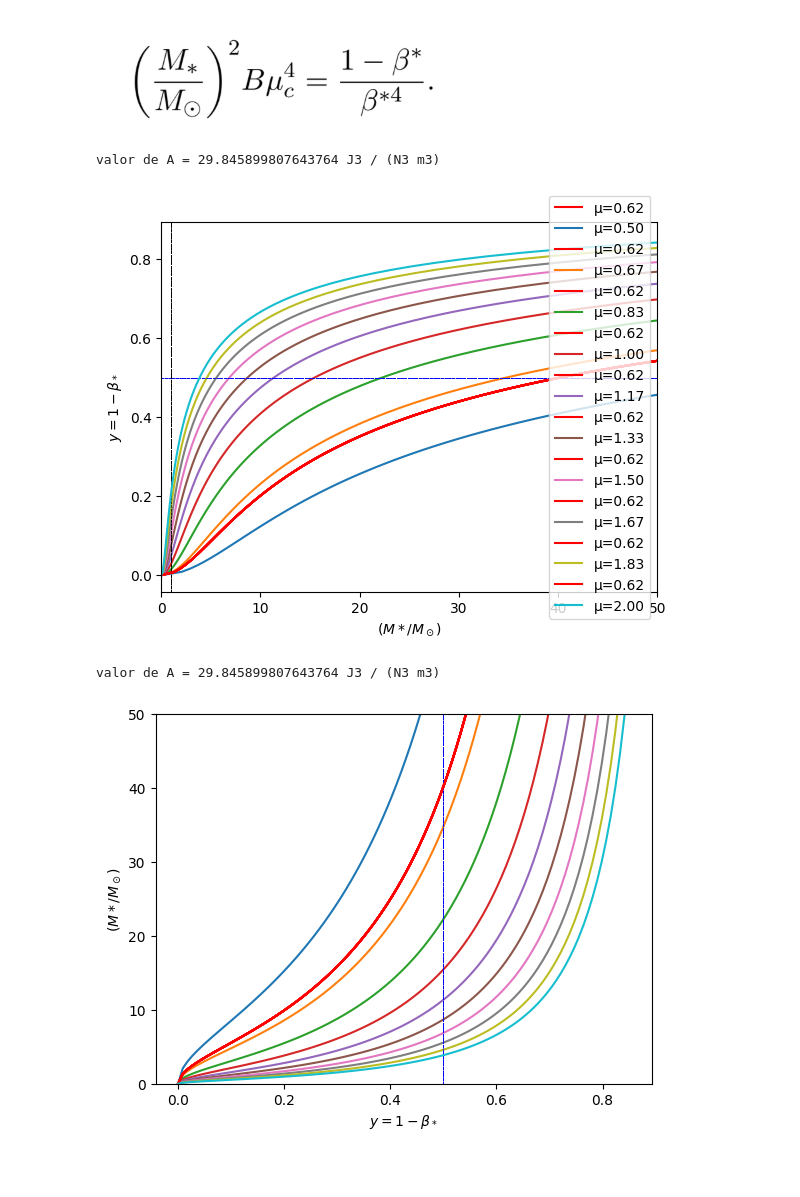
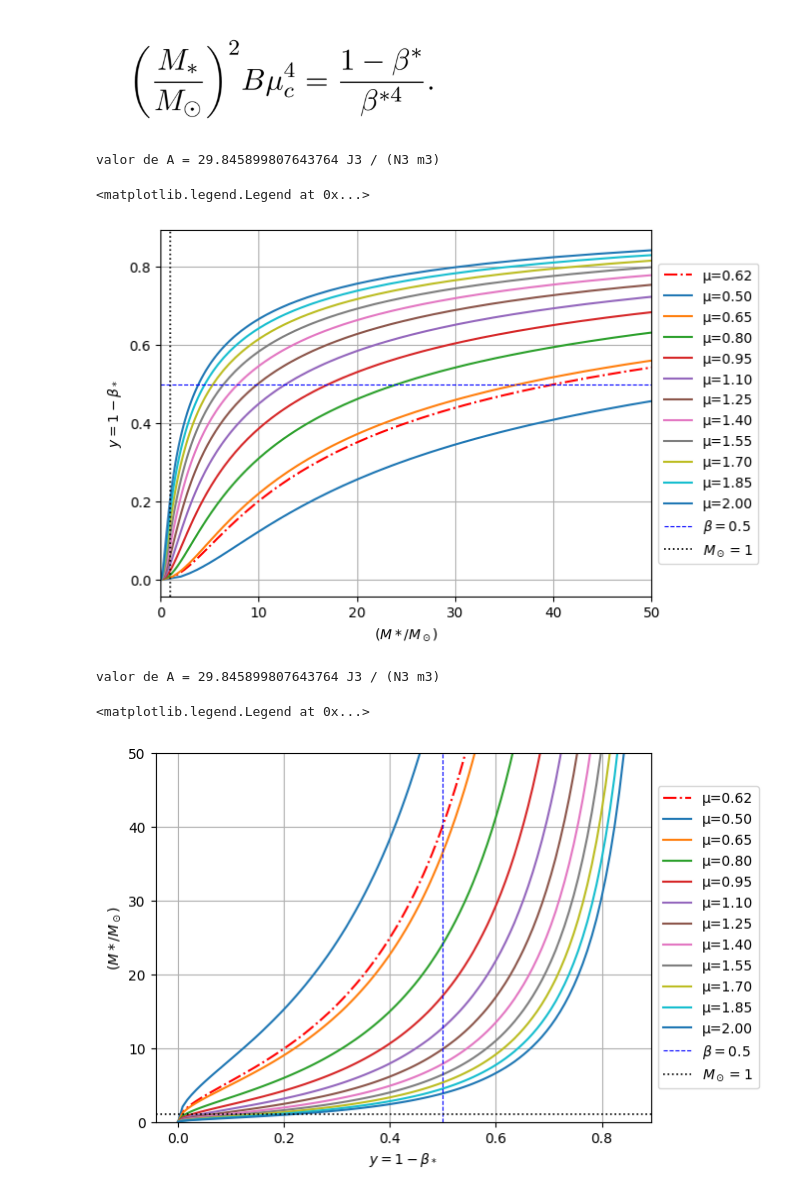
Before and after one commit to eadelgadillom/estructura_estelar, a Jupyter notebook: GT-2.ipynb, the cells around one changed output. Saved outputs shown, nothing was run; the diff lists cells and outputs as text; code cells hidden in the pictures; blank space fills up the shorter version.

Commit message:
Graficas GT2

```diff
--- a/GT-2.ipynb
+++ b/GT-2.ipynb
@@ -3,40 +3,45 @@
 # %%
 import numpy as np
 import matplotlib.pyplot as plt
 from astropy import units as u
 
 
 a = 7.56e-16 * u.J / u.m**3 / u.K**4 # Stefan-Boltzmann constant in W/m^2/K^4
 K_b = 1.380649e-23 * u.J / u.K  # Boltzmann constant in J/K
 G = 6.67430e-11 * u.N * u.m**2/ (u.kg **2)  # Gravitational constant in m^3/(kg*s^2)
 M_sun = 1.989e30 * u.kg  # Mass of the Sun in kg
 m_h = 1.6735575e-27 * u.kg  # Mass of hydrogen
 
 A = 18 * K_b**4 / (np.pi * a * (G**3) * (M_sun**2) * (m_h**4))
 print(f"valor de A = {A}")
 
 def factor_masas(miu, x):
 
     return np.sqrt(A*x/(miu**4*(1-x)**4))
 
+x = np.linspace(0, 0.85, 100)
+
+# Graficar la curva para μ=0.62, la metalicidad solar
+y_2 = factor_masas(0.62, x)
+plt.plot(y_2, x, label="μ=0.62", color="red", linestyle="-.")
+
+# graficar para las demas metalicidades μ
+for miu in np.linspace(0.5, 2, 11):
+    y = factor_masas(miu, x)
+    plt.plot(y, x, label=f"μ={miu:.2f}")
 
 
-for miu in np.linspace(0.5, 2, 10):
-    x = np.linspace(0, 0.85, 100)
-    y = factor_masas(miu, x)
-    y_2 = factor_masas(0.62, x)
-
-    plt.axhline(0.5, color='blue', lw=0.5, linestyle='--')
-    plt.axvline(1, color='black', lw=0.5, linestyle='--')
-    plt.xlabel(r'$( M*/ M_\odot)$')
-    plt.ylabel(r"$y = 1- \beta_*$")
-    plt.xlim(0, 50)
-    plt.plot(y_2, x, label='μ=0.62', color='red')
-    plt.plot(y, x, label=f'μ={miu:.2f}')
-    plt.legend(loc='right')
+plt.axhline(0.5, color="blue", lw=0.8, linestyle="--", label=r"$\beta =0.5$")
+plt.axvline(1, color="black", lw=1.2, linestyle=":", label=r"$M_\odot=1$")
+plt.xlabel(r"$( M*/ M_\odot)$")
+plt.ylabel(r"$y = 1- \beta_*$")
+plt.xlim(0, 50)
+plt.grid()
+plt.legend(loc="center left", bbox_to_anchor=(1, 0.5))
 # %% [output]
 valor de A = 29.845899807643764 J3 / (N3 m3)
+<matplotlib.legend.Legend at 0x...>
-[figure, old version]
+[figure, new version]
 # %%
 import numpy as np
 import matplotlib.pyplot as plt
@@ -57,18 +62,26 @@ def factor_masas(miu, x):
 
     return np.sqrt(A * x / (miu**4 * (1 - x) ** 4))
 
+x = np.linspace(0, 0.85, 100)
 
-for miu in np.linspace(0.5, 2, 10):
-    x = np.linspace(0, 0.85, 100)
+# Graficar la curva para μ=0.62, la metalicidad solar
+y_2 = factor_masas(0.62, x)
+plt.plot(x, y_2, label="μ=0.62", color="red", linestyle="-.")
+
+# graficar para las demas metalicidades μ
+for miu in np.linspace(0.5, 2, 11):
     y = factor_masas(miu, x)
-    y_2 = factor_masas(0.62, x)
+    plt.plot(x, y, label=f"μ={miu:.2f}")
 
-    plt.axvline(0.5, color="blue", lw=0.5, linestyle="--", label="x=0.5")
-    plt.ylabel(r"$( M*/ M_\odot)$")
-    plt.xlabel(r"$y = 1- \beta_*$")
-    plt.ylim(0, 50)
-    plt.plot(x, y_2, label="μ=0.62", color="red")
-    plt.plot(x, y, label=f"μ={miu:.2f}")
+
+plt.axvline(0.5, color="blue", lw=0.8, linestyle="--", label=r"$\beta =0.5$")
+plt.axhline(1, color="black", lw=1.2, linestyle=":", label=r"$M_\odot=1$")
+plt.xlabel(r"$y = 1- \beta_*$")
+plt.ylabel(r"$( M*/ M_\odot)$" )
+plt.ylim(0, 50)
+plt.grid()
+plt.legend(loc="center left", bbox_to_anchor=(1, 0.5))
 # %% [output]
 valor de A = 29.845899807643764 J3 / (N3 m3)
+<matplotlib.legend.Legend at 0x...>
-[figure, old version]
+[figure, new version]
```
